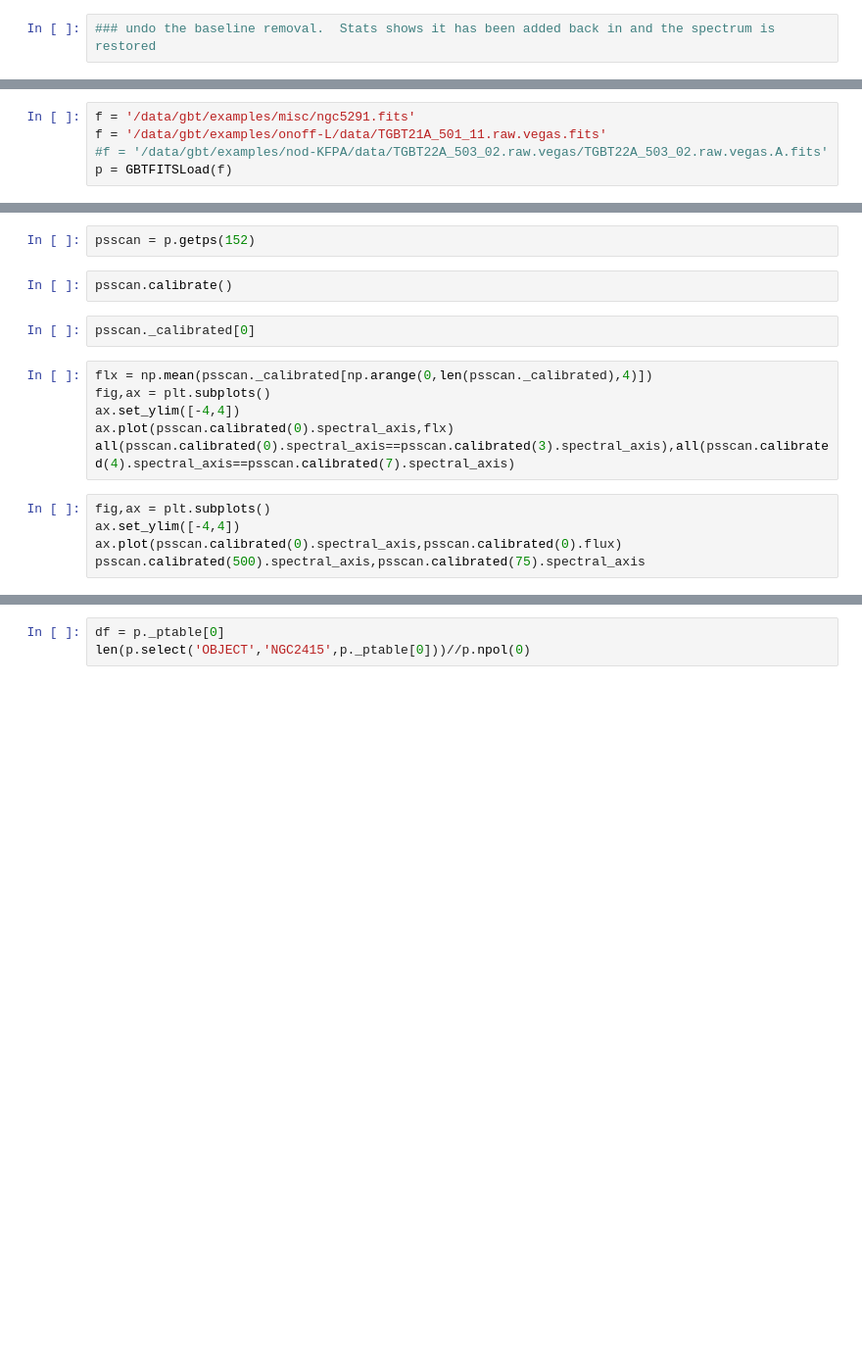
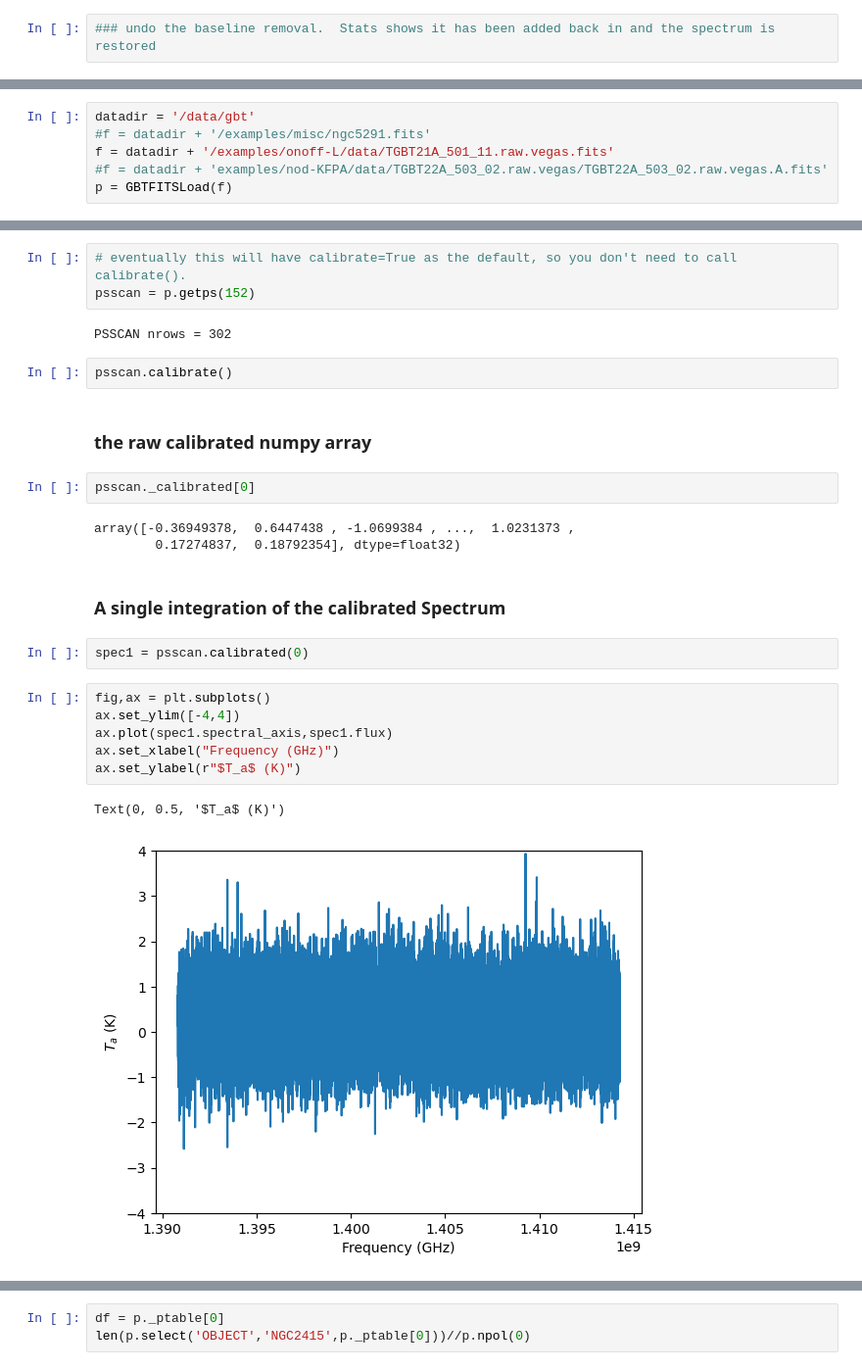
Before and after one commit to GreenBankObservatory/dysh, a Jupyter notebook: notebooks/test_spectra.ipynb, the cells around one changed output, grey strips where cells are left out. Shown at 98% size. Cells and saved outputs as stored; diff of their text form; blank space fills up the shorter version.

```diff
--- a/notebooks/test_spectra.ipynb
+++ b/notebooks/test_spectra.ipynb
@@ -58,5 +91,6 @@ s.bshow()
 # %%
-f = '/data/gbt/examples/misc/ngc5291.fits'
-f = '/data/gbt/examples/onoff-L/data/TGBT21A_501_11.raw.vegas.fits'
-#f = '/data/gbt/examples/nod-KFPA/data/TGBT22A_503_02.raw.vegas/TGBT22A_503_02.raw.vegas.A.fits'
+datadir = '/data/gbt'
+#f = datadir + '/examples/misc/ngc5291.fits'
+f = datadir + '/examples/onoff-L/data/TGBT21A_501_11.raw.vegas.fits'
+#f = datadir + 'examples/nod-KFPA/data/TGBT22A_503_02.raw.vegas/TGBT22A_503_02.raw.vegas.A.fits'
 p = GBTFITSLoad(f)
@@ -85,17 +158,27 @@ cr["ON"][-1],cr["OFF"][-1]
 # %%
+# eventually this will have calibrate=True as the default, so you don't need to call calibrate().
 psscan = p.getps(152)
+# %% [output]
+PSSCAN nrows = 302
 # %%
 psscan.calibrate()
+# %% [markdown]
+### the raw calibrated numpy array
 # %%
 psscan._calibrated[0]
+# %% [output]
+array([-0.36949378,  0.6447438 , -1.0699384 , ...,  1.0231373 ,
+        0.17274837,  0.18792354], dtype=float32)
-# %%
-flx = np.mean(psscan._calibrated[np.arange(0,len(psscan._calibrated),4)])
-fig,ax = plt.subplots()
-ax.set_ylim([-4,4])
-ax.plot(psscan.calibrated(0).spectral_axis,flx)
-all(psscan.calibrated(0).spectral_axis==psscan.calibrated(3).spectral_axis),all(psscan.calibrated(4).spectral_axis==psscan.calibrated(7).spectral_axis)
+# %% [markdown]
+### A single integration of the calibrated Spectrum
+# %%
+spec1 = psscan.calibrated(0)
 # %%
 fig,ax = plt.subplots()
 ax.set_ylim([-4,4])
-ax.plot(psscan.calibrated(0).spectral_axis,psscan.calibrated(0).flux)
-psscan.calibrated(500).spectral_axis,psscan.calibrated(75).spectral_axis
+ax.plot(spec1.spectral_axis,spec1.flux)
+ax.set_xlabel("Frequency (GHz)")
+ax.set_ylabel(r"$T_a$ (K)")
+# %% [output]
+Text(0, 0.5, '$T_a$ (K)')
+[figure, added]
```
Also changed, not shown: parts of 30 cells of this notebook, 2 other files.
